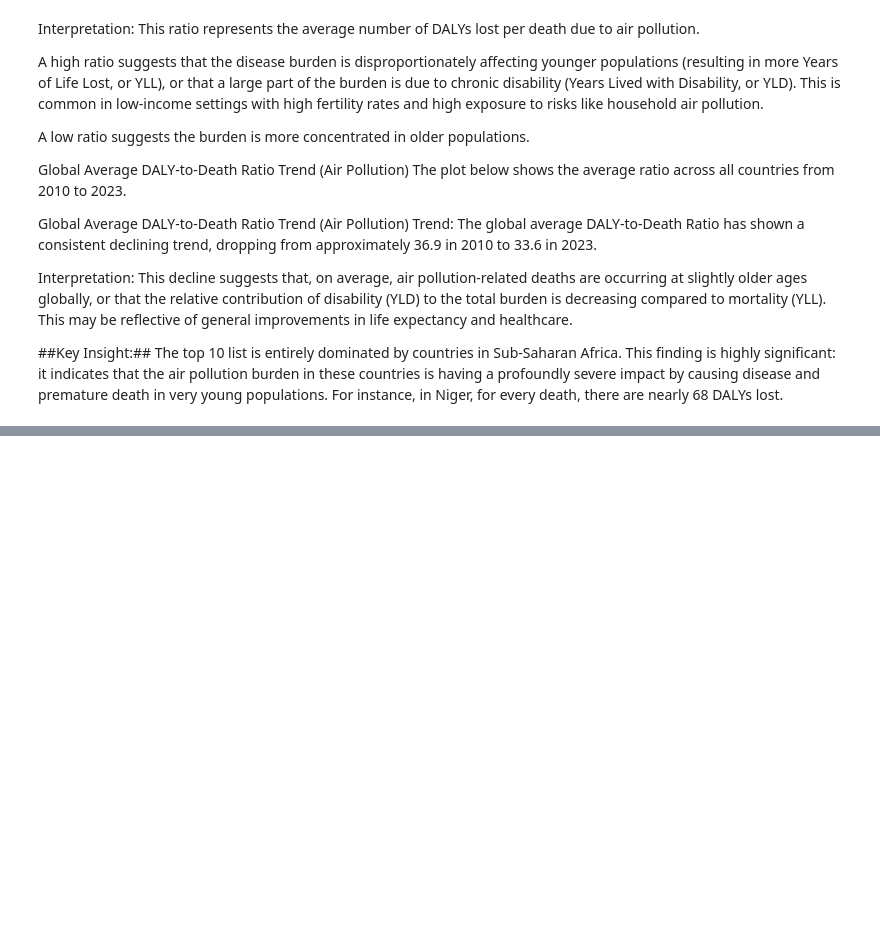
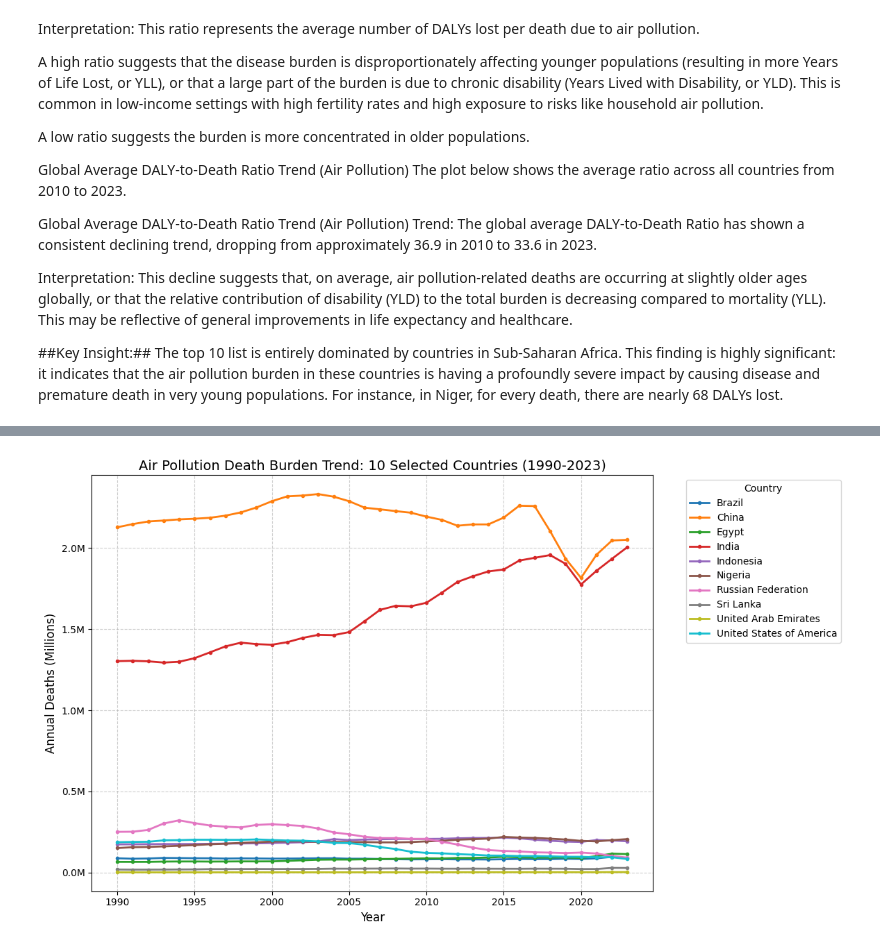
Before and after one commit to Gayan-RNS/State-of-Global-Air-Health-Impact, a Jupyter notebook: EDA_001.ipynb, the cells around one changed output, grey strips where cells are left out. Cells and saved outputs as stored; diff of their text form; code cells hidden in the pictures; blank space fills up the shorter version.

```diff
--- a/EDA_001.ipynb
+++ b/EDA_001.ipynb
@@ -375,0 +522,84 @@ The top 10 list is entirely dominated by countries in Sub-Saharan Africa. This f
+# %%
+
+# Robust Column Cleaning: Strip whitespace from all column names
+df.columns = df.columns.str.strip()
+
+# List of burden columns after cleaning names
+cleaned_burden_cols = ['Burden Mean', 'Burden Mean Rounded', 'Burden Upper', 'Burden Lower']
+
+# Clean and convert burden columns to numeric
+for col in cleaned_burden_cols:
+    df[col] = df[col].astype(str).str.replace(',', '', regex=False)
+    df[col] = pd.to_numeric(df[col], errors='coerce')
+
+# Drop rows where Burden Mean is NaN
+df.dropna(subset=['Burden Mean'], inplace=True)
+
+# 1. Filter Data for Comparison
+
+# Select 10 diverse countries
+countries_to_compare = [
+    'China', 'India', 'Nigeria', 'Sri Lanka', 'United States of America',
+    'Egypt', 'Russian Federation', 'Brazil', 'Indonesia', 'United Arab Emirates'
+]
+
+# Select Pollutant: Air Pollution (All Sources) for the most complete data
+df_airpoll = df[
+    (df['Pollutant Name'] == 'Air Pollution') &
+    (df['Country'].isin(countries_to_compare))
+]
+
+# 2. Create Death Burden Trend Data
+
+df_deaths = df_airpoll[df_airpoll['Measure'] == 'death']
+death_trend = df_deaths.groupby(['Year', 'Country'])['Burden Mean'].sum().unstack()
+
+# 3. Create DALY Burden Trend Data
+
+df_dalys = df_airpoll[df_airpoll['Measure'] == 'daly']
+daly_trend = df_dalys.groupby(['Year', 'Country'])['Burden Mean'].sum().unstack()
+
+# 4. Plotting the Death Burden Trend
+
+plt.figure(figsize=(14, 7))
+death_trend.plot(ax=plt.gca(), linewidth=2, marker='.', markersize=6)
+
+plt.title('Air Pollution Death Burden Trend: 10 Selected Countries (1990-2023)', fontsize=14)
+plt.xlabel('Year', fontsize=12)
+plt.ylabel('Annual Deaths (Millions)', fontsize=12)
+
+# Format y-axis to show in millions
+formatter = plt.FuncFormatter(lambda x, pos: f'{x/1e6:.1f}M')
+plt.gca().yaxis.set_major_formatter(formatter)
+
+plt.legend(title='Country', fontsize=10, bbox_to_anchor=(1.05, 1), loc='upper left')
+plt.grid(True, linestyle='--', alpha=0.6)
+plt.tight_layout(rect=[0, 0, 0.85, 1]) # Adjust layout for legend
+plt.savefig('country_specific_death_trend_10_countries.png')
+
+
+# 5. Plotting the DALY Burden Trend
+
+plt.figure(figsize=(14, 7))
+daly_trend.plot(ax=plt.gca(), linewidth=2, marker='.', markersize=6)
+
+plt.title('Air Pollution DALY Burden Trend: 10 Selected Countries (2010-2023)', fontsize=14)
+plt.xlabel('Year', fontsize=12)
+plt.ylabel('Annual DALYs (Millions)', fontsize=12)
+
+# Format y-axis to show in millions
+formatter = plt.FuncFormatter(lambda x, pos: f'{x/1e6:.1f}M')
+plt.gca().yaxis.set_major_formatter(formatter)
+
+plt.legend(title='Country', fontsize=10, bbox_to_anchor=(1.05, 1), loc='upper left')
+plt.grid(True, linestyle='--', alpha=0.6)
+plt.tight_layout(rect=[0, 0, 0.85, 1]) # Adjust layout for legend
+plt.savefig('country_specific_daly_trend_10_countries.png')
+
+
+
+print("Country Death Burden Trend Data (1990 & 2023 comparison):")
+print(death_trend.loc[[1990, 2023]].to_string())
+print("\nCountry DALY Burden Trend Data (2010 & 2023 comparison):")
+print(daly_trend.loc[[2010, 2023]].to_string())
+# %% [output]
@@ -375,0 +617 @@ The top 10 list is entirely dominated by countries in Sub-Saharan Africa. This f
+[figure, added]
```
Also changed, not shown: parts of 13 cells of this notebook, 2 other files.
